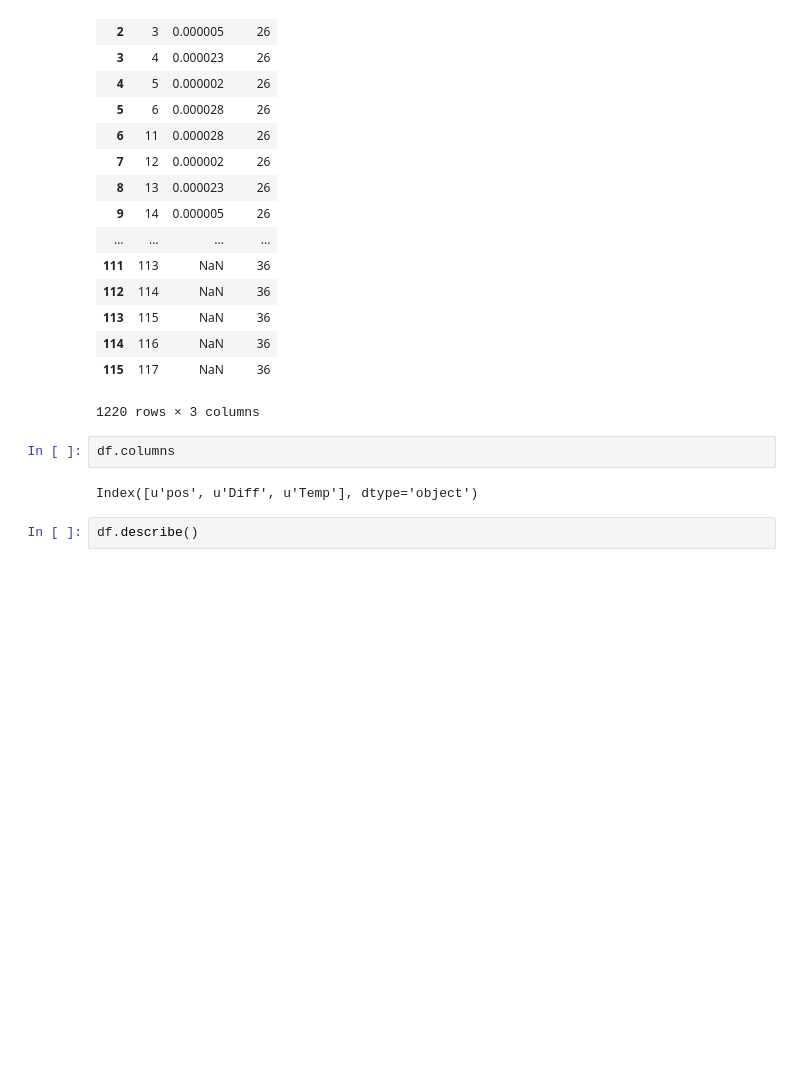
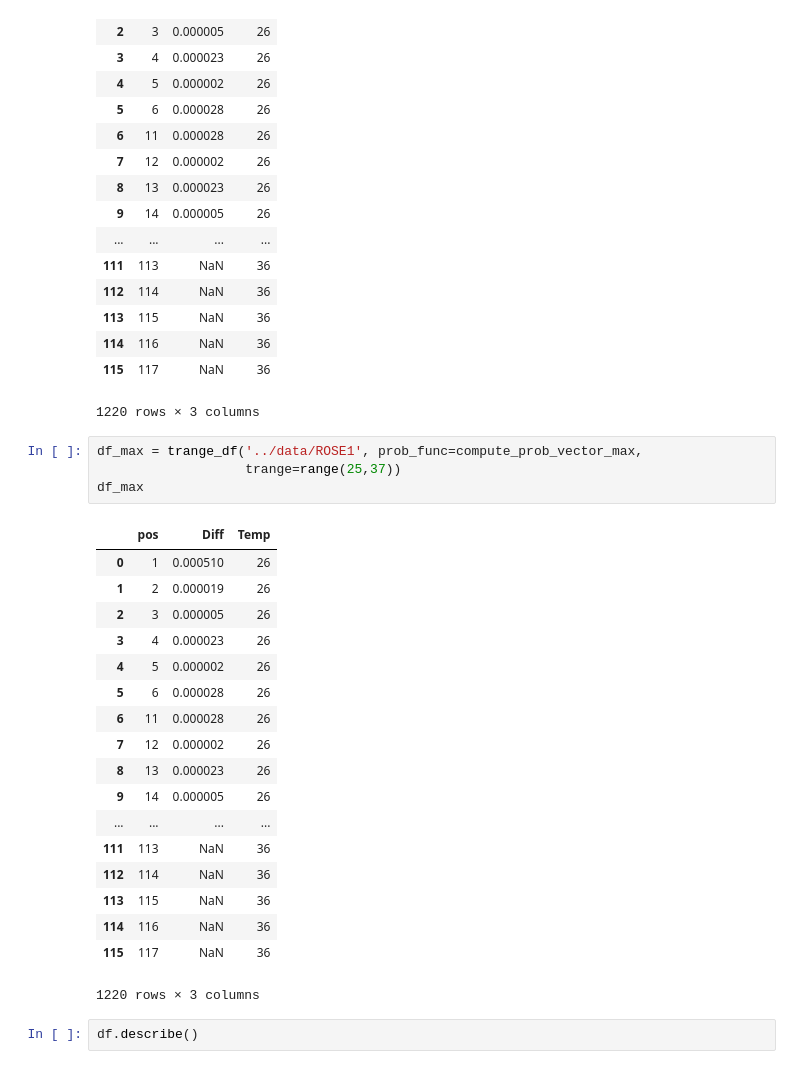
Before and after one commit to NudlerLab/biodata, a Jupyter notebook: sessions/ROSE-analysis.ipynb, the cells around one changed output. Drawn from its saved outputs; the diff is of its cells as text; blank space fills up the shorter version.

```diff
--- a/sessions/ROSE-analysis.ipynb
+++ b/sessions/ROSE-analysis.ipynb
@@ -162,10 +200,29 @@ df
 | 114 | 116 | NaN | 36 |
 | 115 | 117 | NaN | 36 |
 1220 rows × 3 columns
-# %%
-df.columns
-# %% [output]
-Index([u'pos', u'Diff', u'Temp'], dtype='object')
+# %%
+df_max = trange_df('../data/ROSE1', prob_func=compute_prob_vector_max,
+                   trange=range(25,37))
+df_max
+# %% [output]
+|  | pos | Diff | Temp |
+| 0 | 1 | 0.000510 | 26 |
+| 1 | 2 | 0.000019 | 26 |
+| 2 | 3 | 0.000005 | 26 |
+| 3 | 4 | 0.000023 | 26 |
+| 4 | 5 | 0.000002 | 26 |
+| 5 | 6 | 0.000028 | 26 |
+| 6 | 11 | 0.000028 | 26 |
+| 7 | 12 | 0.000002 | 26 |
+| 8 | 13 | 0.000023 | 26 |
+| 9 | 14 | 0.000005 | 26 |
+| ... | ... | ... | ... |
+| 111 | 113 | NaN | 36 |
+| 112 | 114 | NaN | 36 |
+| 113 | 115 | NaN | 36 |
+| 114 | 116 | NaN | 36 |
+| 115 | 117 | NaN | 36 |
+1220 rows × 3 columns
 # %%
 df.describe()
 # %% [output]
```
Also changed, not shown: parts of 5 cells of this notebook, 2 other files.
